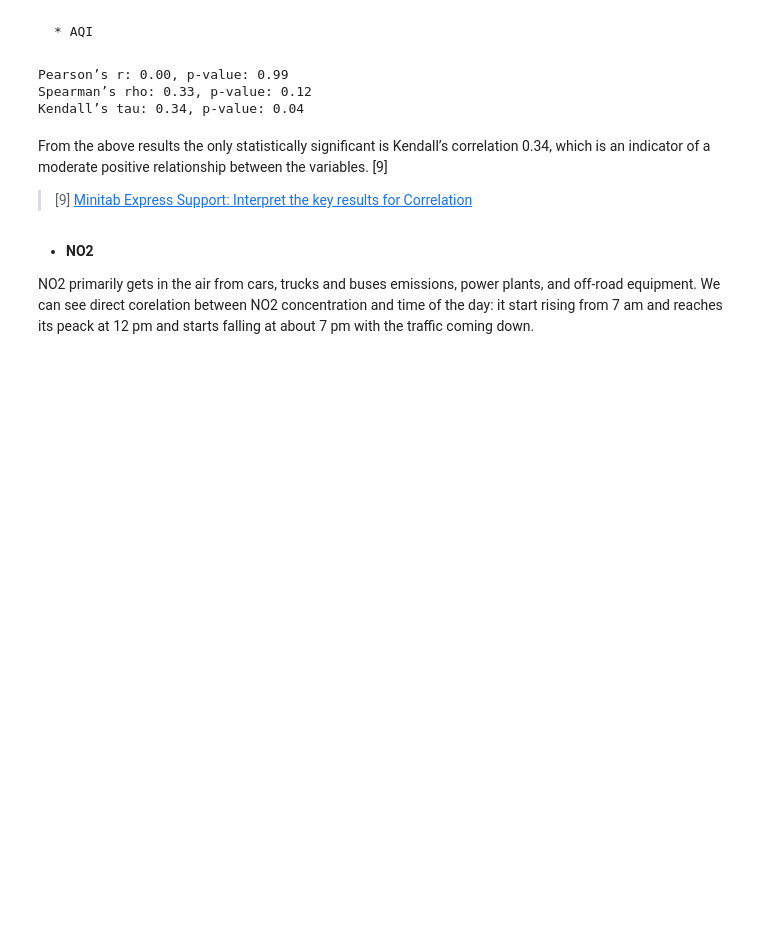
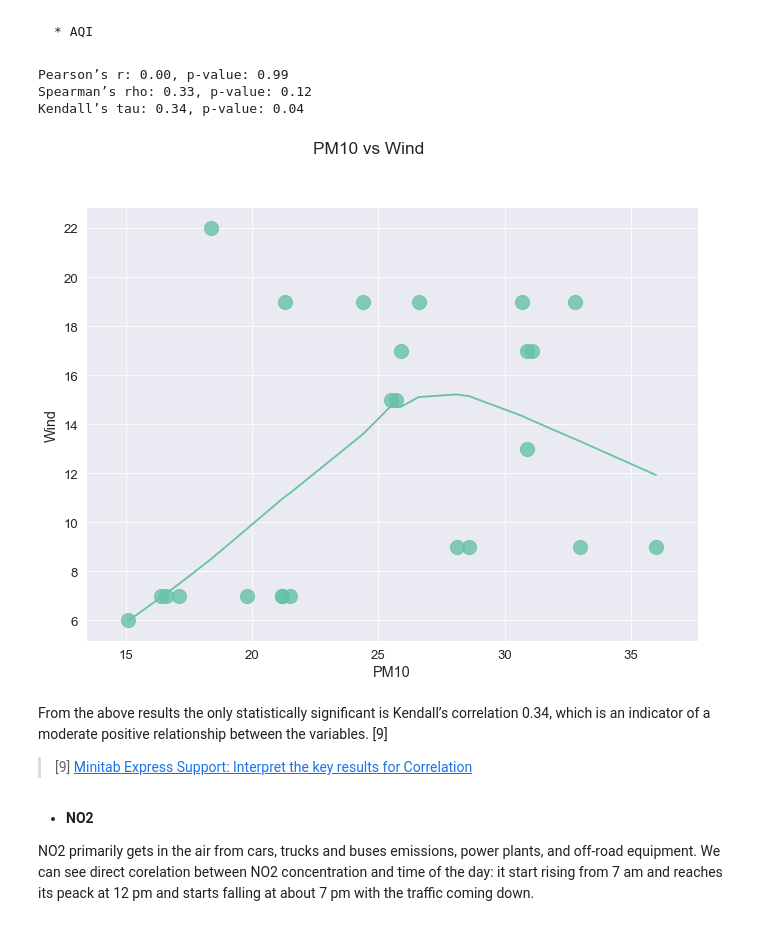
Before and after one commit to olgarozhdestvina/Air-Pollution-in-Dublin, a Jupyter notebook: Dublin_Air_Pollution.ipynb, the cells around one changed output. Cells and saved outputs as stored; diff of their text form; code cells hidden in the pictures; blank space fills up the shorter version.

```diff
--- a/Dublin_Air_Pollution.ipynb
+++ b/Dublin_Air_Pollution.ipynb
@@ -403,6 +398,24 @@ correlation("AQI", "Wind")
 Pearson’s r: 0.00, p-value: 0.99
 Spearman’s rho: 0.33, p-value: 0.12
 Kendall’s tau: 0.34, p-value: 0.04
+# %%
+def corr_plot(pollutant, var):
+    """ Building catplot function """
+    # Plot the data.
+    g = sns.lmplot(x=pollutant, y=var, data=df, scatter_kws={"s": 200}, lowess=True)
+
+    # Set main title.
+    g.fig.suptitle(f"{pollutant} vs {var}", y=1.09)
+    # Set size of the plot.
+    g.fig.set_size_inches(10, 7)
+
+# Plot data for PM10.
+corr_plot("PM10", "Wind")
+
+# Show the plot.
+plt.show()
+# %% [output]
+[figure, added]
 # %% [markdown]
 From the above results the only statistically significant is Kendall’s correlation 0.34, which is an indicator of a moderate positive relationship between the variables. [9]
 
```
Also changed, not shown: parts of 7 cells of this notebook.
